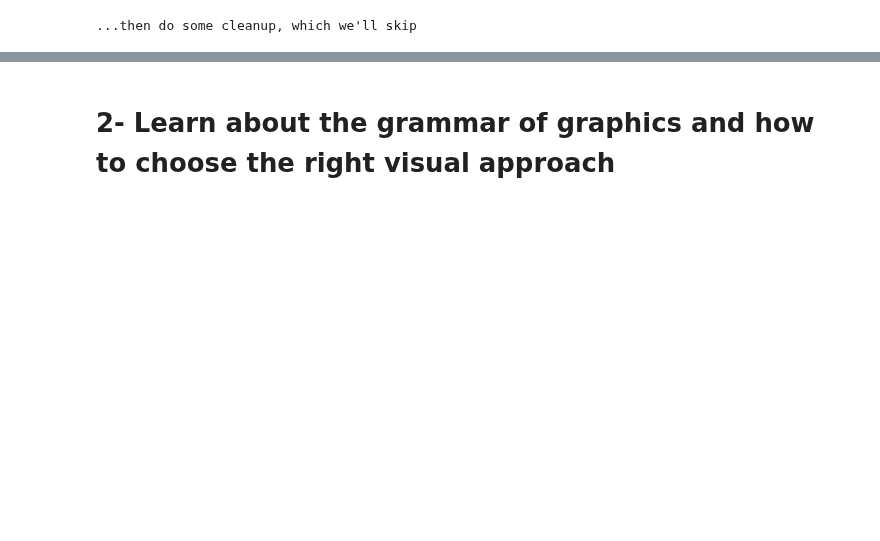
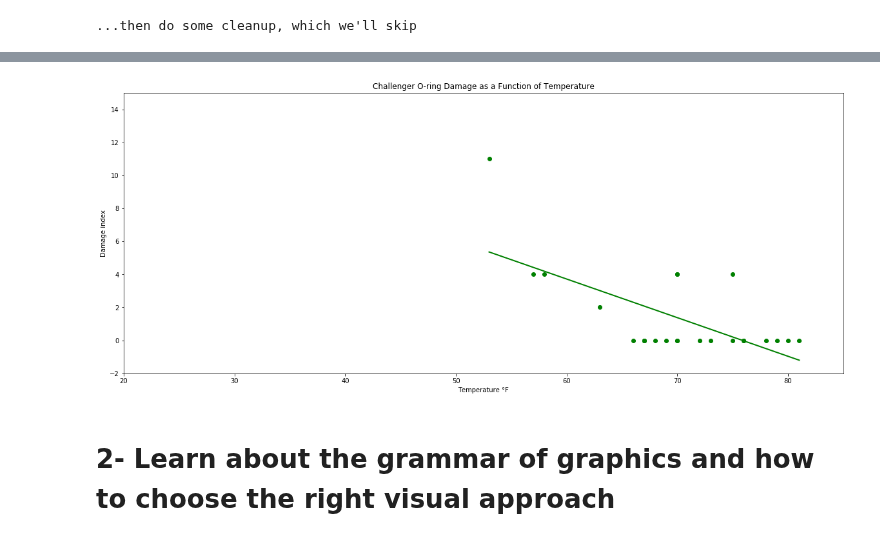
Before and after one commit to surfaceowl-ai/python_visualizations, a Jupyter notebook: notebooks/00_effective_visualizations.ipynb, the cells around one changed output, grey strips where cells are left out. Drawn from its saved outputs; the diff is of its cells as text; code cells hidden in the pictures; blank space fills up the shorter version.

```diff
--- a/notebooks/00_effective_visualizations.ipynb
+++ b/notebooks/00_effective_visualizations.ipynb
@@ -321,2 +330,49 @@ plt.plot(X, Y_pred, linestyle="dotted", linewidth=1, color="#295e37", label="lin
+# %%
+def plot_history():
+    plt.figure(figsize=(20,8))
+    plt.title("Challenger O-ring Damage as a Function of Temperature")
+    plt.xlabel("Temperature °F")
+    plt.ylabel("Damage index")
+    plt.xlim(20, 85)
+    plt.ylim(-2, 15)
+    plt.scatter(X, Y, color="green")
+    plt.plot(X, Y_pred, color='green', linewidth=2)                 # plot known history
+
+    return True
+
+
+def plot_key_temps():
+    # highlight key temperatures
+    plt.axvline(53, color="green", linestyle=":", linewidth=2)
+    plt.axvline(36, color="grey", linestyle=":")
+
+    return True
+
+def plot_predicted_damage():
+    plt.plot(Z, Z_pred, color='red', linestyle="--", linewidth=2)   # plot predicted damage
+
+    return True
+
+
+def plot_highlights():
+    plt.axhline(df.loc[:, "Damage index"].mean(), color="green", linestyle="dotted", linewidth=2)
+    plt.axhline(challenger_damage_predicted, color="red", linestyle="--", linewidth=2)
+
+    # add some labels to hammer it home
+    plt.text(54, 2, f"{prior_damage_avg} AVERAGE Damage for Prior Launches")
+    plt.text(37, 10, f"{challenger_damage_predicted} PREDICTED Damage at 36°F")
+
+    # ++ live damage ratio note
+
+    return True
+
+plot_history()
+# plot_key_temps()
+# plot_predicted_damage()
+# plot_highlights()
+
+plt.show()
+# %% [output]
+[figure, added]
 # %% [markdown]
 # 2- Learn about the grammar of graphics and how to choose the right visual approach
```
Also changed, not shown: parts of 18 cells of this notebook, 4 other files.
